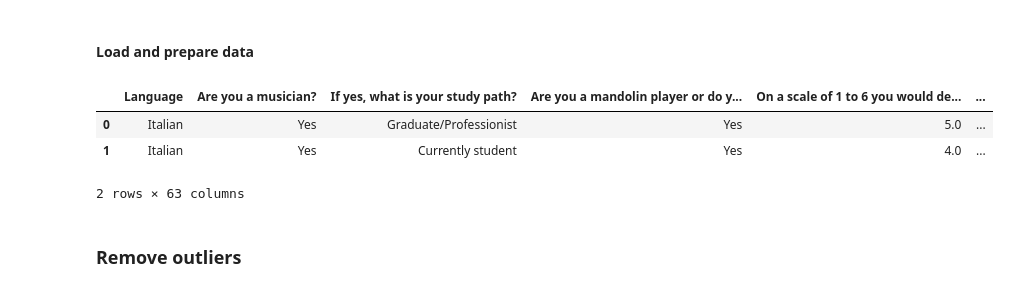
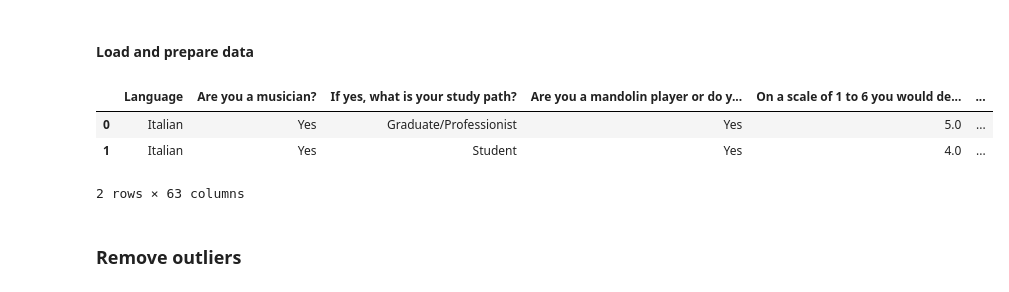
Before and after one commit to davidesalvi/mandolin_analysis, a Jupyter notebook: notebook/DataViz.ipynb, the cells around one changed output. Saved outputs shown, nothing was run; the diff lists cells and outputs as text; code cells hidden in the pictures.

```diff
--- a/notebook/DataViz.ipynb
+++ b/notebook/DataViz.ipynb
@@ -153,35 +153,36 @@ data = data.drop(['Timestamp', 'Email Address'], axis=1)
 for idx, language in data.iloc[:, 0].items():
     if language == 'Italiano':
         data.iloc[idx, 63:125] = np.array(data.iloc[idx, 1:63])
     else:
         data.iloc[idx, 1:63] = np.array(data.iloc[idx, 63:125])
 
 data.drop(data.columns[1:63], axis=1, inplace=True)
 
 data.loc[data[data.columns[2]] == "Conservatory graduate / Professional player", data.columns[2]] = "Graduate/Professionist"
 data.loc[data[data.columns[2]] == 'Self-taught / amateur',data.columns[2]] = "Amateur"
 data.loc[data[data.columns[2]] == 'I took a few lessons in the past',data.columns[2]] = "Few lessons"
+data.loc[data[data.columns[2]] == 'Currently student',data.columns[2]] = "Student"
 
 data.loc[data[data.columns[0]] == 'Italiano', data.columns[0]] = "Italian"
 data.loc[data[data.columns[1]] == 'Sì', data.columns[1]] = 'Yes'
 data.loc[data[data.columns[2]] == 'Autodidatta / dilettante', data.columns[2]]  = "Amateur"
 data.loc[data[data.columns[2]] == 'Ho preso qualche lezione in passato', data.columns[2]]  = "Few lessons"
-data.loc[data[data.columns[2]] == 'Attualmente studente', data.columns[2]]  = "Currently student"
+data.loc[data[data.columns[2]] == 'Attualmente studente', data.columns[2]]  = "Student"
 data.loc[data[data.columns[2]] == 'Diplomato in conservatorio / Professionista', data.columns[2]]  = "Graduate/Professionist"
 data.loc[data[data.columns[3]] == 'Sì', data.columns[3]] = 'Yes'
 columns = range(44, 62)
 for col in columns:
     data.loc[data[data.columns[col]] == 'Mandolino 1', data.columns[col]] = 'Mandolin 1'
     data.loc[data[data.columns[col]] == 'Mandolino 2', data.columns[col]] = 'Mandolin 2'
     data.loc[data[data.columns[col]] == 'Non saprei', data.columns[col]] = 'I don\'t know'
     data.loc[data[data.columns[col]] == 'Non saprei / Sono molto simili', data.columns[col]] = 'I don\'t know'
 data = data.rename(columns={data.columns[0]: 'Language'})
 
 data.head(2)
 # %% [output]
 |  | Language | Are you a musician? | If yes, what is your study path? | Are you a mandolin player or do y... | On a scale of 1 to 6 you would de... | ... |
 | 0 | Italian | Yes | Graduate/Professionist | Yes | 5.0 | ... |
-| 1 | Italian | Yes | Currently student | Yes | 4.0 | ... |
+| 1 | Italian | Yes | Student | Yes | 4.0 | ... |
 2 rows × 63 columns
 # %% [markdown]
 ### Remove outliers <a class="anchor" id="remove_outliers"></a>
```
Also changed, not shown: parts of 2 cells of this notebook.
